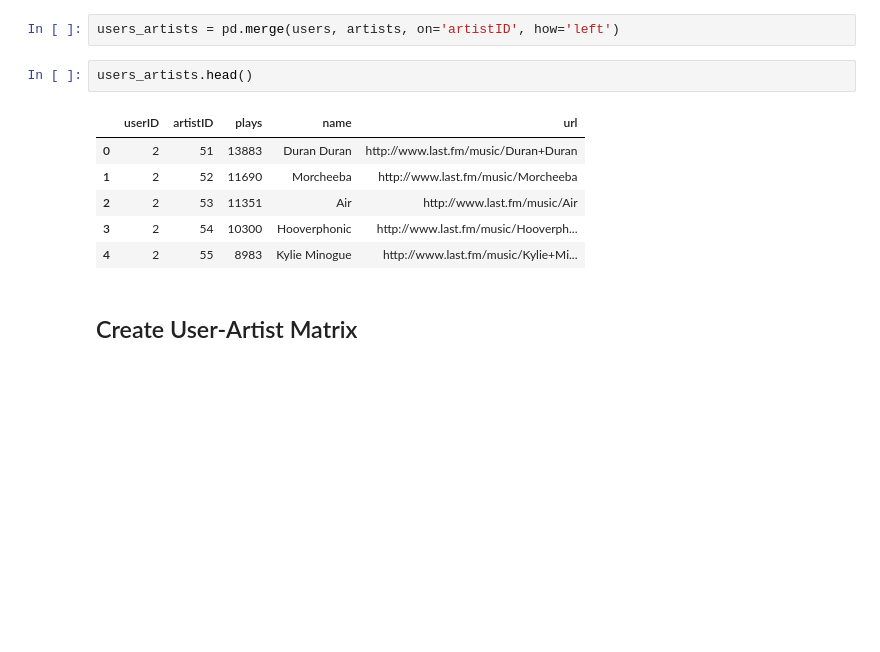
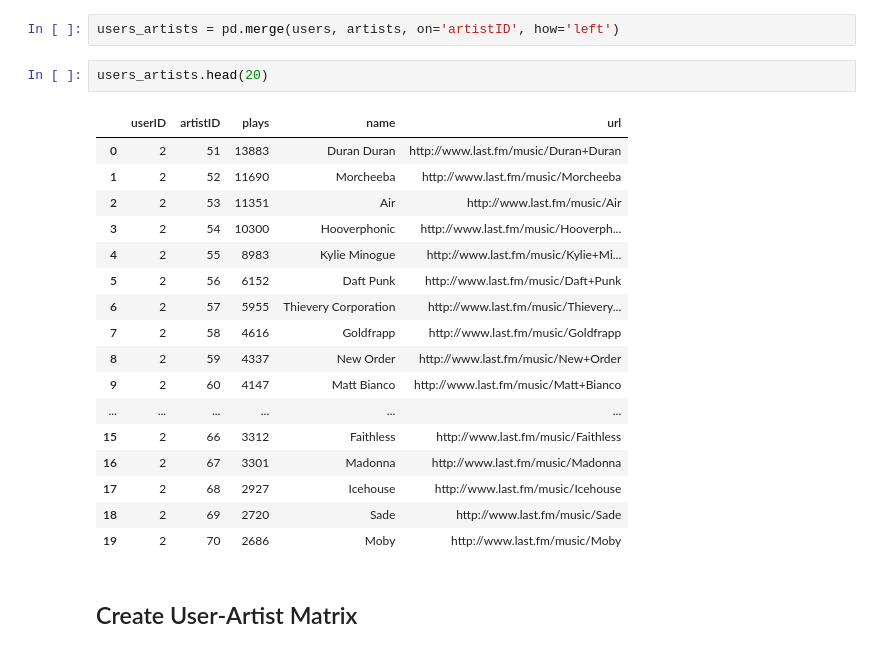
Before and after one commit to softserveslayer/mod_4_artist_recommender, a Jupyter notebook: user_artist_matrix.ipynb, the cells around one changed output. Drawn from its saved outputs; the diff is of its cells as text; blank space fills up the shorter version.

```diff
--- a/user_artist_matrix.ipynb
+++ b/user_artist_matrix.ipynb
@@ -38,14 +38,25 @@ print(artists.head())
 # %%
 users_artists = pd.merge(users, artists, on='artistID', how='left')
 # %%
-users_artists.head()
+users_artists.head(20)
 # %% [output]
 |  | userID | artistID | plays | name | url |
 | 0 | 2 | 51 | 13883 | Duran Duran | http://www.last.fm/music/Duran+Duran |
 | 1 | 2 | 52 | 11690 | Morcheeba | http://www.last.fm/music/Morcheeba |
 | 2 | 2 | 53 | 11351 | Air | http://www.last.fm/music/Air |
 | 3 | 2 | 54 | 10300 | Hooverphonic | http://www.last.fm/music/Hooverph... |
 | 4 | 2 | 55 | 8983 | Kylie Minogue | http://www.last.fm/music/Kylie+Mi... |
+| 5 | 2 | 56 | 6152 | Daft Punk | http://www.last.fm/music/Daft+Punk |
+| 6 | 2 | 57 | 5955 | Thievery Corporation | http://www.last.fm/music/Thievery... |
+| 7 | 2 | 58 | 4616 | Goldfrapp | http://www.last.fm/music/Goldfrapp |
+| 8 | 2 | 59 | 4337 | New Order | http://www.last.fm/music/New+Order |
+| 9 | 2 | 60 | 4147 | Matt Bianco | http://www.last.fm/music/Matt+Bianco |
+| ... | ... | ... | ... | ... | ... |
+| 15 | 2 | 66 | 3312 | Faithless | http://www.last.fm/music/Faithless |
+| 16 | 2 | 67 | 3301 | Madonna | http://www.last.fm/music/Madonna |
+| 17 | 2 | 68 | 2927 | Icehouse | http://www.last.fm/music/Icehouse |
+| 18 | 2 | 69 | 2720 | Sade | http://www.last.fm/music/Sade |
+| 19 | 2 | 70 | 2686 | Moby | http://www.last.fm/music/Moby |
 # %% [markdown]
 ## Create User-Artist Matrix
 # %%
```
Also changed, not shown: 5 other files.
